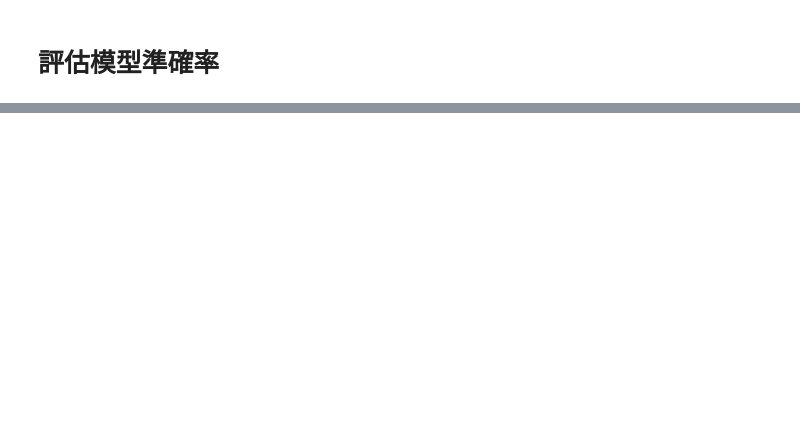
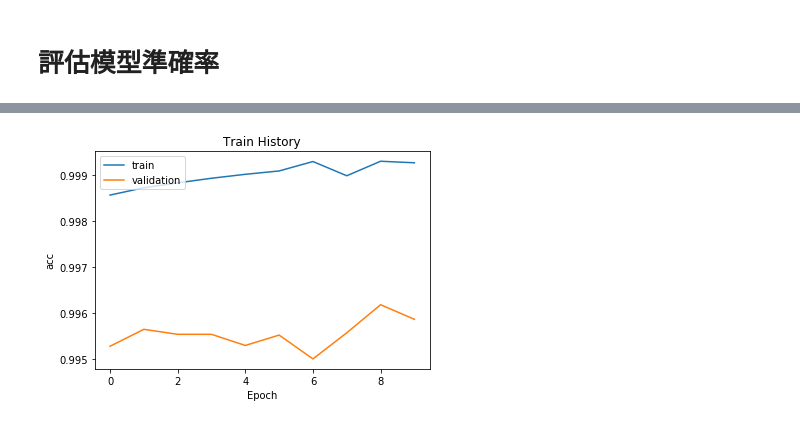
Before and after one commit to lucyweb/2nd-ML100DAYS, a Jupyter notebook: homework/Day70-Keras_Mnist_MLP_HW.ipynb, the cells around one changed output, grey strips where cells are left out. Saved outputs shown, nothing was run; the diff lists cells and outputs as text; code cells hidden in the pictures; blank space fills up the shorter version.

```diff
--- a/homework/Day70-Keras_Mnist_MLP_HW.ipynb
+++ b/homework/Day70-Keras_Mnist_MLP_HW.ipynb
@@ -156,0 +162,7 @@ accuracy= 0.975
+# %%
+model.compile(loss='binary_crossentropy',
+              optimizer='adam', metrics=['accuracy'])
+# %%
+train_history =model.fit(x=x_Train_normalize,
+                         y=y_Train_OneHot,validation_split=0.2,
+                         epochs=10, batch_size=32,verbose=1)
@@ -156,0 +187,4 @@ accuracy= 0.975
+# %%
+show_train_history(train_history,'acc','val_acc') #顯示訓練過程
+# %% [output]
+[figure, added]
```
Also changed, not shown: parts of 16 cells of this notebook.
